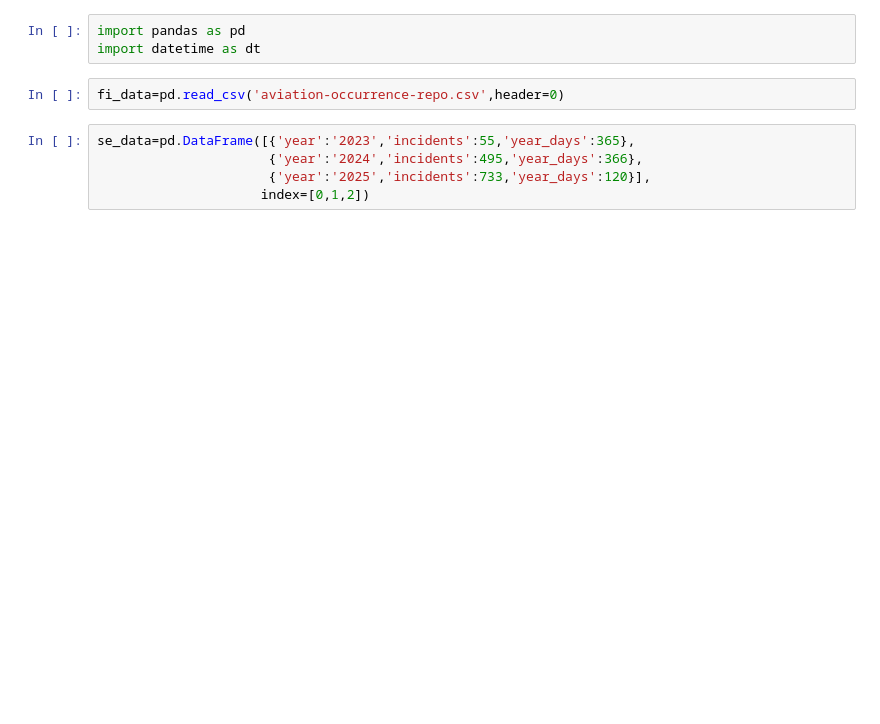
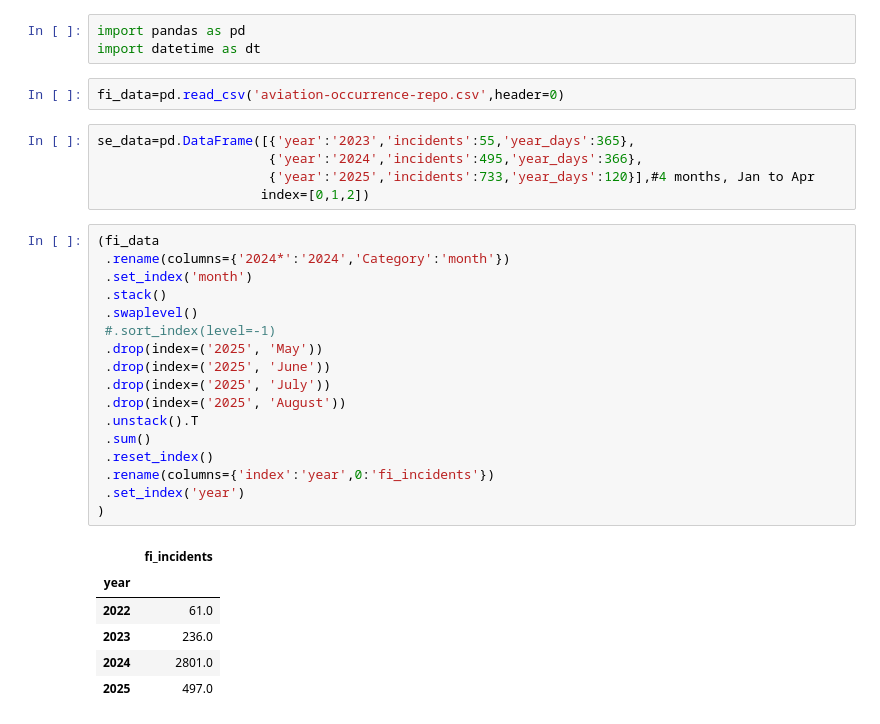
Before and after one commit to stelios-c/GPS_analysis, a Jupyter notebook: scandi_baltic/se_fi_combined.ipynb, the cells around one changed output. Saved outputs shown, nothing was run; the diff lists cells and outputs as text; blank space fills up the shorter version.

```diff
--- a/scandi_baltic/se_fi_combined.ipynb
+++ b/scandi_baltic/se_fi_combined.ipynb
@@ -6,7 +6,31 @@ fi_data=pd.read_csv('aviation-occurrence-repo.csv',header=0)
 # %%
 se_data=pd.DataFrame([{'year':'2023','incidents':55,'year_days':365},
                       {'year':'2024','incidents':495,'year_days':366},
-                      {'year':'2025','incidents':733,'year_days':120}],
+                      {'year':'2025','incidents':733,'year_days':120}],#4 months, Jan to Apr
                      index=[0,1,2])
+# %%
+(fi_data
+ .rename(columns={'2024*':'2024','Category':'month'})
+ .set_index('month')
+ .stack()
+ .swaplevel()
+ #.sort_index(level=-1)
+ .drop(index=('2025', 'May'))
+ .drop(index=('2025', 'June'))
+ .drop(index=('2025', 'July'))
+ .drop(index=('2025', 'August'))
+ .unstack().T
+ .sum()
+ .reset_index()
+ .rename(columns={'index':'year',0:'fi_incidents'})
+ .set_index('year')
+)
+# %% [output]
+|  | fi_incidents |
+| year |  |
+| 2022 | 61.0 |
+| 2023 | 236.0 |
+| 2024 | 2801.0 |
+| 2025 | 497.0 |
 # %%
 (fi_data
```
Also changed, not shown: parts of 1 cell of this notebook.
